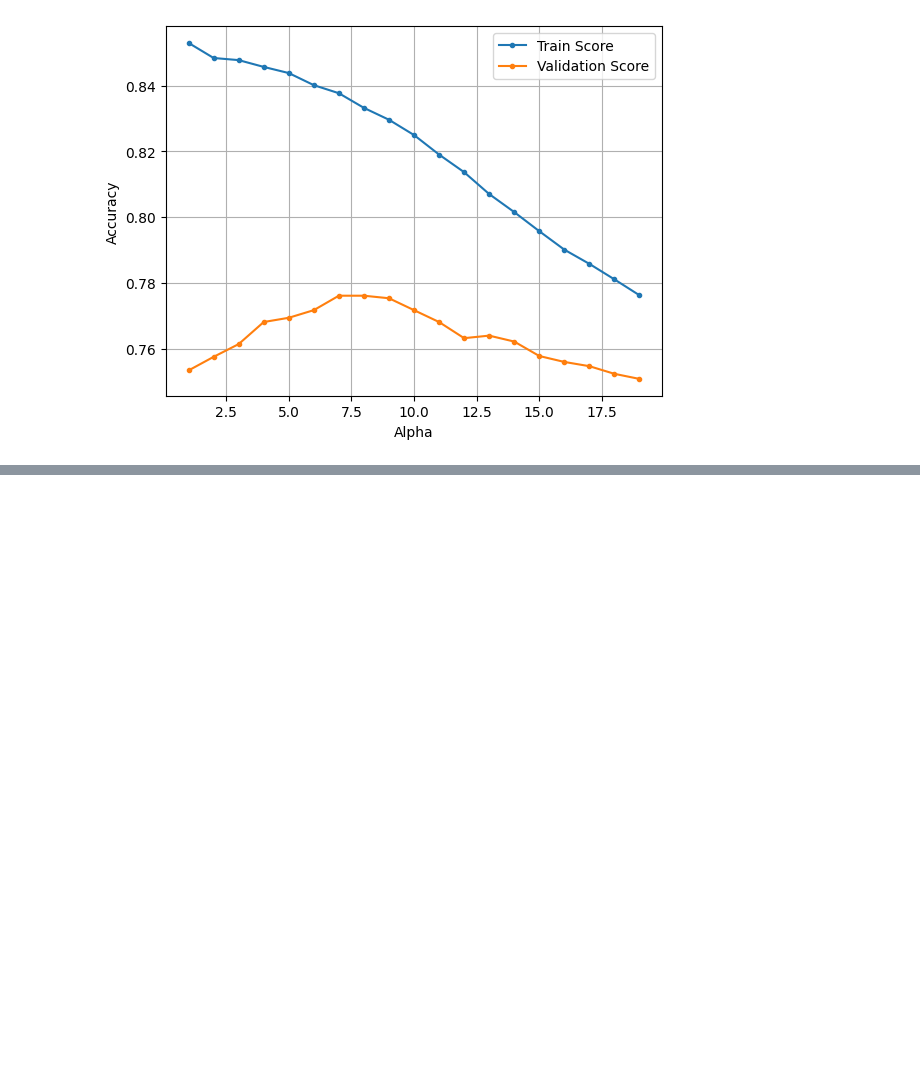
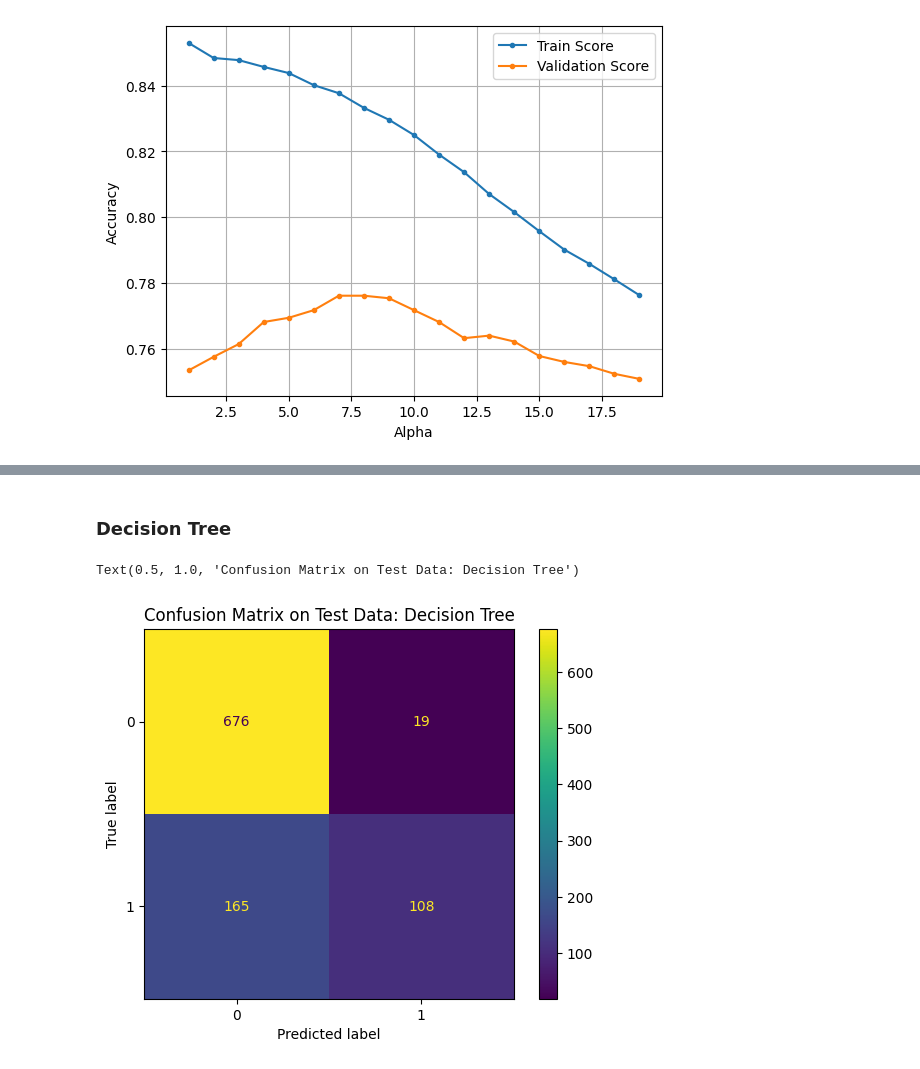
Before and after one commit to jiroamato/Stock-Trend-Prediction-With-NLP, a Jupyter notebook: notebooks/2-NLP-Preprocessing-Modelling.ipynb, the cells around one changed output, grey strips where cells are left out. Cells and saved outputs as stored; diff of their text form; code cells hidden in the pictures; blank space fills up the shorter version.

```diff
--- a/notebooks/2-NLP-Preprocessing-Modelling.ipynb
+++ b/notebooks/2-NLP-Preprocessing-Modelling.ipynb
@@ -994,0 +1083,9 @@ plt.show()
+# %% [markdown]
+### Decision Tree
+# %%
+# Confusion Matrix
+ConfusionMatrixDisplay.from_estimator(DT, X_test, y_test)
+plt.title('Confusion Matrix on Test Data: Decision Tree')
+# %% [output]
+Text(0.5, 1.0, 'Confusion Matrix on Test Data: Decision Tree')
+[figure, added]
```
Also changed, not shown: parts of 19 cells of this notebook.
